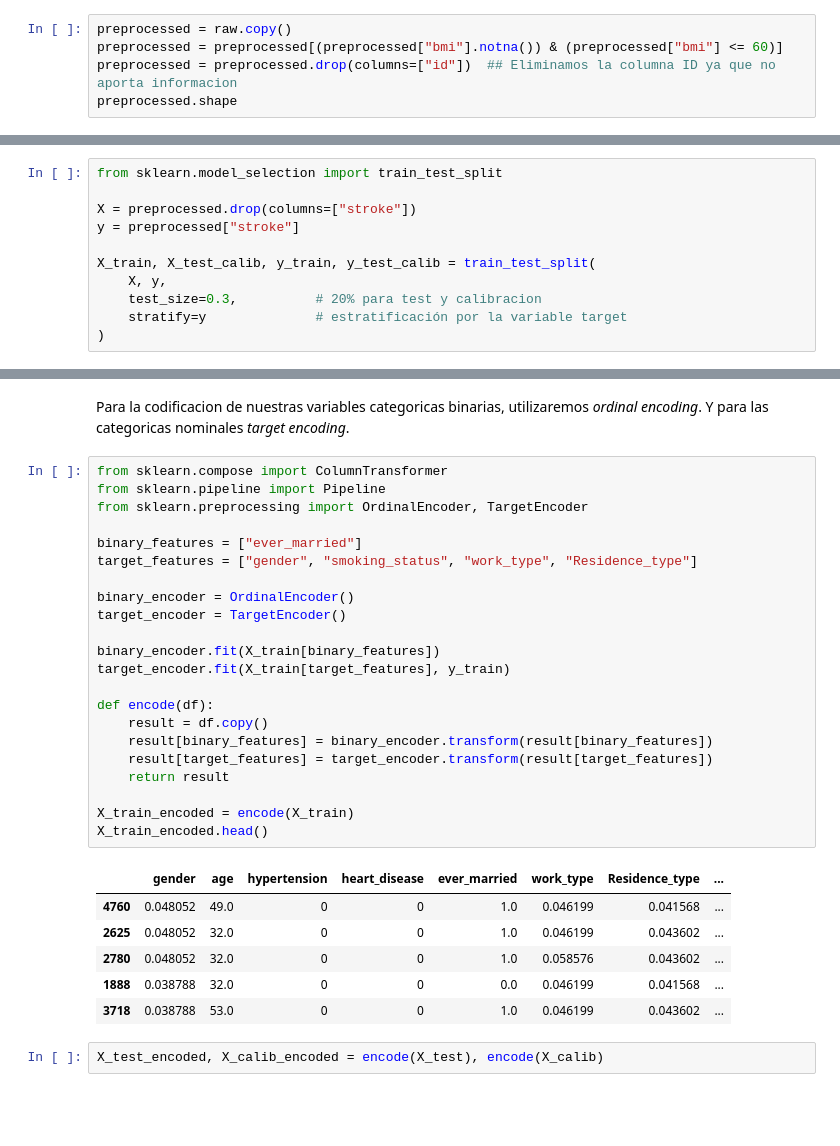
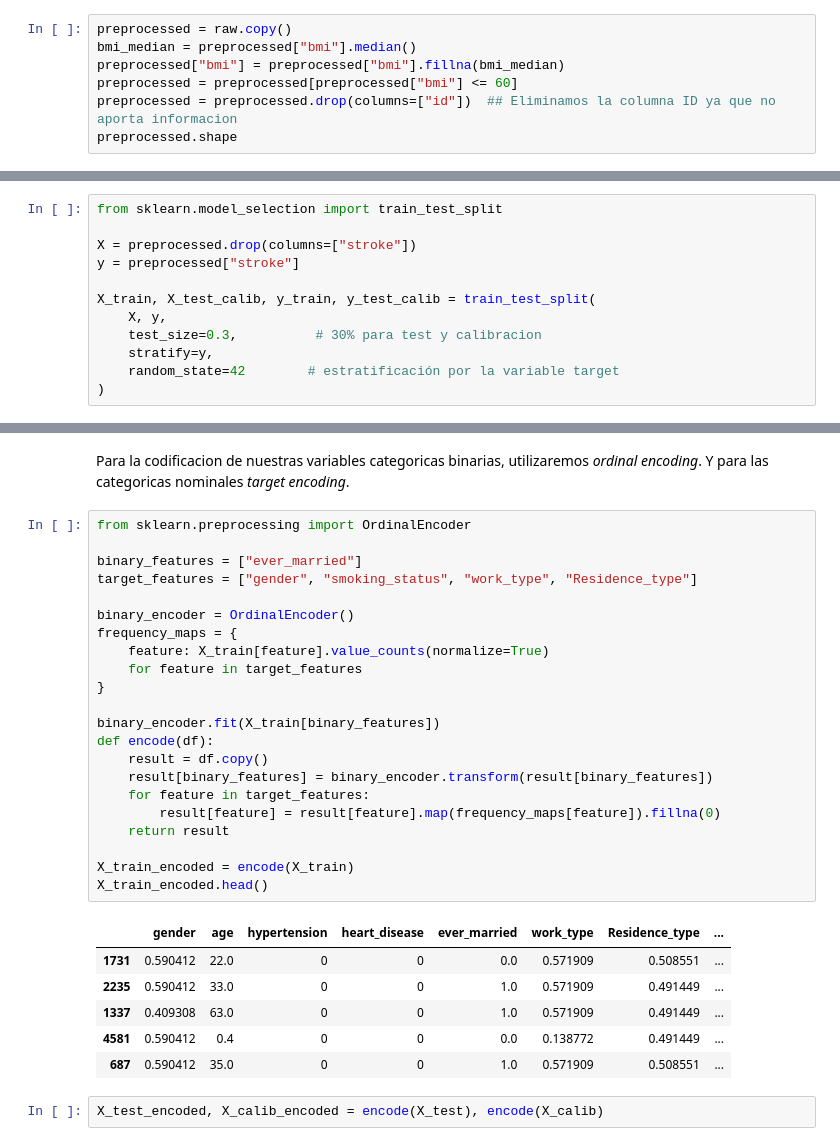
Before and after one commit to CimimUxMaio/tp_adm_ceia, a Jupyter notebook: notebooks/eda.ipynb, the cells around one changed output, grey strips where cells are left out. Drawn from its saved outputs; the diff is of its cells as text; blank space fills up the shorter version.

```diff
--- a/notebooks/eda.ipynb
+++ b/notebooks/eda.ipynb
@@ -142,6 +147,8 @@ Primero eliminaremos las observaciones mencionadas anteriormente relacionadas co
 # %%
 preprocessed = raw.copy()
-preprocessed = preprocessed[(preprocessed["bmi"].notna()) & (preprocessed["bmi"] <= 60)]
+bmi_median = preprocessed["bmi"].median()
+preprocessed["bmi"] = preprocessed["bmi"].fillna(bmi_median)
+preprocessed = preprocessed[preprocessed["bmi"] <= 60]
 preprocessed = preprocessed.drop(columns=["id"])  ## Eliminamos la columna ID ya que no aporta informacion
 preprocessed.shape
 # %% [output]
@@ -176,8 +183,9 @@ y = preprocessed["stroke"]
 
 X_train, X_test_calib, y_train, y_test_calib = train_test_split(
     X, y,
-    test_size=0.3,          # 20% para test y calibracion
-    stratify=y              # estratificación por la variable target
+    test_size=0.3,          # 30% para test y calibracion
+    stratify=y,
+    random_state=42        # estratificación por la variable target
 )
 # %%
 X_test, X_calib, y_test, y_calib = train_test_split(
@@ -190,34 +199,34 @@ X_test, X_calib, y_test, y_calib = train_test_split(
 # %% [markdown]
 Para la codificacion de nuestras variables categoricas binarias, utilizaremos *ordinal encoding*. Y para las categoricas nominales *target encoding*.
 # %%
-from sklearn.compose import ColumnTransformer
-from sklearn.pipeline import Pipeline
-from sklearn.preprocessing import OrdinalEncoder, TargetEncoder
+from sklearn.preprocessing import OrdinalEncoder
 
 binary_features = ["ever_married"]
 target_features = ["gender", "smoking_status", "work_type", "Residence_type"]
 
 binary_encoder = OrdinalEncoder()
-target_encoder = TargetEncoder()
+frequency_maps = {
+    feature: X_train[feature].value_counts(normalize=True)
+    for feature in target_features
+}
 
 binary_encoder.fit(X_train[binary_features])
-target_encoder.fit(X_train[target_features], y_train)
-
 def encode(df):
     result = df.copy()
     result[binary_features] = binary_encoder.transform(result[binary_features])
-    result[target_features] = target_encoder.transform(result[target_features])
+    for feature in target_features:
+        result[feature] = result[feature].map(frequency_maps[feature]).fillna(0)
     return result
 
 X_train_encoded = encode(X_train)
 X_train_encoded.head()
 # %% [output]
 |  | gender | age | hypertension | heart_disease | ever_married | work_type | Residence_type | ... |
-| 4760 | 0.048052 | 49.0 | 0 | 0 | 1.0 | 0.046199 | 0.041568 | ... |
-| 2625 | 0.048052 | 32.0 | 0 | 0 | 1.0 | 0.046199 | 0.043602 | ... |
-| 2780 | 0.048052 | 32.0 | 0 | 0 | 1.0 | 0.058576 | 0.043602 | ... |
-| 1888 | 0.038788 | 32.0 | 0 | 0 | 0.0 | 0.046199 | 0.041568 | ... |
-| 3718 | 0.038788 | 53.0 | 0 | 0 | 1.0 | 0.046199 | 0.043602 | ... |
+| 1731 | 0.590412 | 22.0 | 0 | 0 | 0.0 | 0.571909 | 0.508551 | ... |
+| 2235 | 0.590412 | 33.0 | 0 | 0 | 1.0 | 0.571909 | 0.491449 | ... |
+| 1337 | 0.409308 | 63.0 | 0 | 0 | 1.0 | 0.571909 | 0.491449 | ... |
+| 4581 | 0.590412 | 0.4 | 0 | 0 | 0.0 | 0.138772 | 0.491449 | ... |
+| 687 | 0.590412 | 35.0 | 0 | 0 | 1.0 | 0.571909 | 0.508551 | ... |
 # %%
 X_test_encoded, X_calib_encoded = encode(X_test), encode(X_calib)
 # %% [markdown]
```
Also changed, not shown: parts of 15 cells of this notebook, 3 other files.
